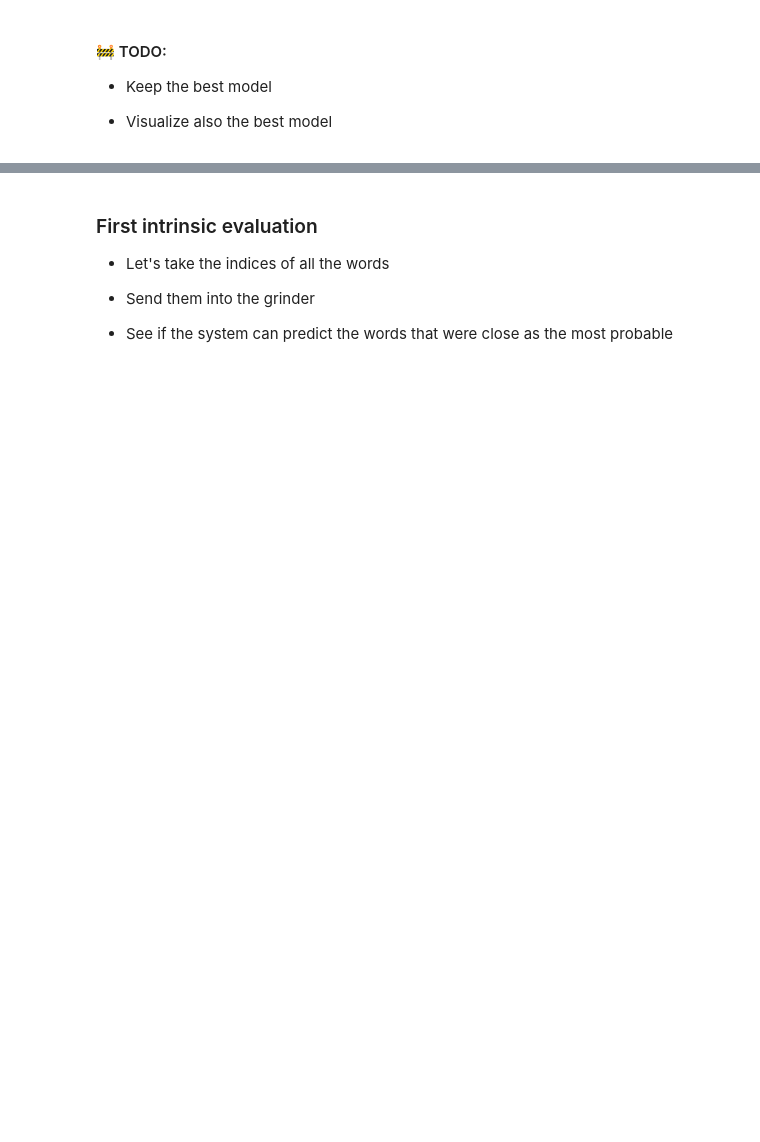
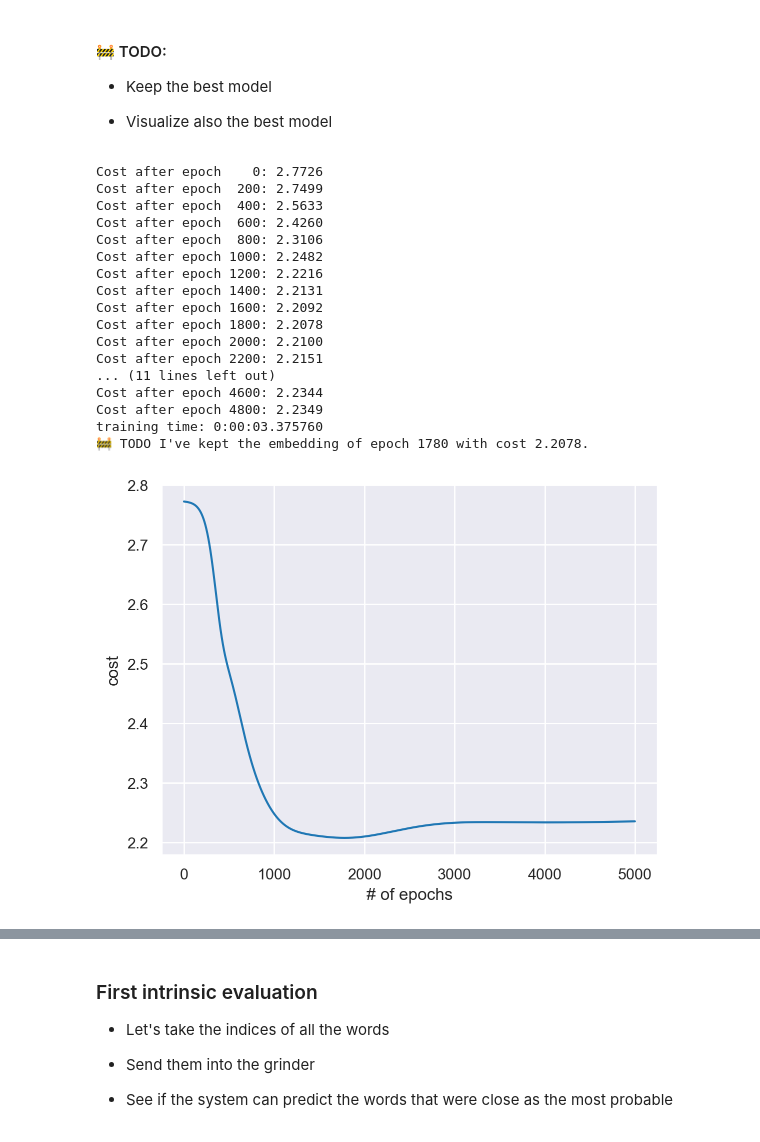
Before and after one commit to jlopetegui98/HandsOn-NLP, a Jupyter notebook: TP4/HoNLP-week4.ipynb, the cells around one changed output, grey strips where cells are left out. Drawn from its saved outputs; the diff is of its cells as text; code cells hidden in the pictures; blank space fills up the shorter version.

```diff
--- a/TP4/HoNLP-week4.ipynb
+++ b/TP4/HoNLP-week4.ipynb
@@ -383,11 +388,7 @@ def ind_to_word_embs(inds, parameters):
     """
     inds: numpy array. shape: (1, m)
     parameters: dict. weights to be trained
-
-    🚧 TODO: complete:
-    returns a matrix of word vectors as _____ columns with shape _____
-    end TODO
-
+    returns a matrix of word vectors as columns with shape (emb_size, m)
     """
     m = inds.shape[1]
     embs = parameters["EMBS"]
@@ -407,9 +408,7 @@ def linear_dense(w_embs, parameters):
     returns: ws et zs
     ws: matrix of weights of the dense layer
     zs: output matrix of the dense layer
-        🚧 TODO: complete :
-        zs is of shape: _____
-
+    zs is of shape: (ws.shape[0], m)
     """
     m = w_embs.shape[1]
     ws = parameters["W"]
@@ -560,8 +559,6 @@ def skipgram_model_training(
     if parameters is None:
         parameters = initialize_parameters(vocab_size, emb_size)
 
-    # for the moment these three variables are not used
-    # 🚧 TODO: use these variables to keep the best model at the end
     best_epoch = 0
     min_epoch_cost = float("inf")
     parameters["best_embeddings"] = parameters["EMBS"]
@@ -582,10 +579,11 @@ def skipgram_model_training(
             epoch_cost += cost
 
         costs.append(epoch_cost)
-        # 🚧 TODO: add here the code to keep the best_embeddings
+
         if epoch_cost < min_epoch_cost:
-            ...
-        # end TODO
+            min_epoch_cost = epoch_cost
+            best_epoch = epoch
+            parameters["best_embeddings"] = parameters["EMBS"]
 
         if print_cost and epoch % 200 == 0:
             print(f"Cost after epoch {epoch:4d}: {epoch_cost:.4f}")
@@ -623,3 +642,36 @@ parameters = skipgram_model_training(
 - Keep the best model
 
 - Visualize also the best model
+# %%
+# keep the best model
+
+parameters = skipgram_model_training(
+    xs,
+    ys,
+    vocab_size,
+    emb_size=50,
+    learning_rate=0.05,
+    epochs=5000,
+    batch_size=256,
+    parameters=None,
+    print_cost=True,
+)
+# %% [output]
+Cost after epoch    0: 2.7726
+Cost after epoch  200: 2.7499
+Cost after epoch  400: 2.5633
+Cost after epoch  600: 2.4260
+Cost after epoch  800: 2.3106
+Cost after epoch 1000: 2.2482
+Cost after epoch 1200: 2.2216
+Cost after epoch 1400: 2.2131
+Cost after epoch 1600: 2.2092
+Cost after epoch 1800: 2.2078
+Cost after epoch 2000: 2.2100
+Cost after epoch 2200: 2.2151
+... (11 lines left out)
+Cost after epoch 4600: 2.2344
+Cost after epoch 4800: 2.2349
+training time: 0:00:03.375760
+🚧 TODO I've kept the embedding of epoch 1780 with cost 2.2078.
+[figure, added]
```
Also changed, not shown: parts of 31 cells of this notebook.
